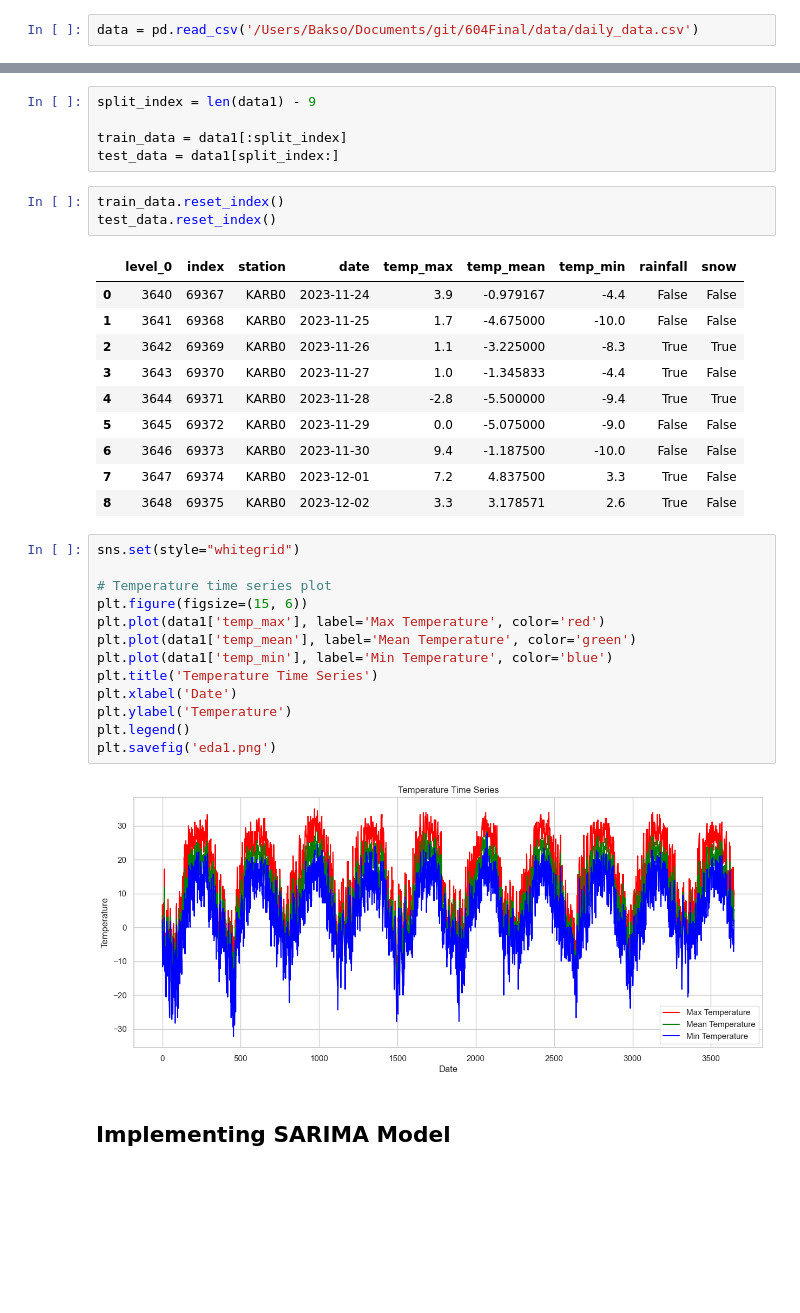
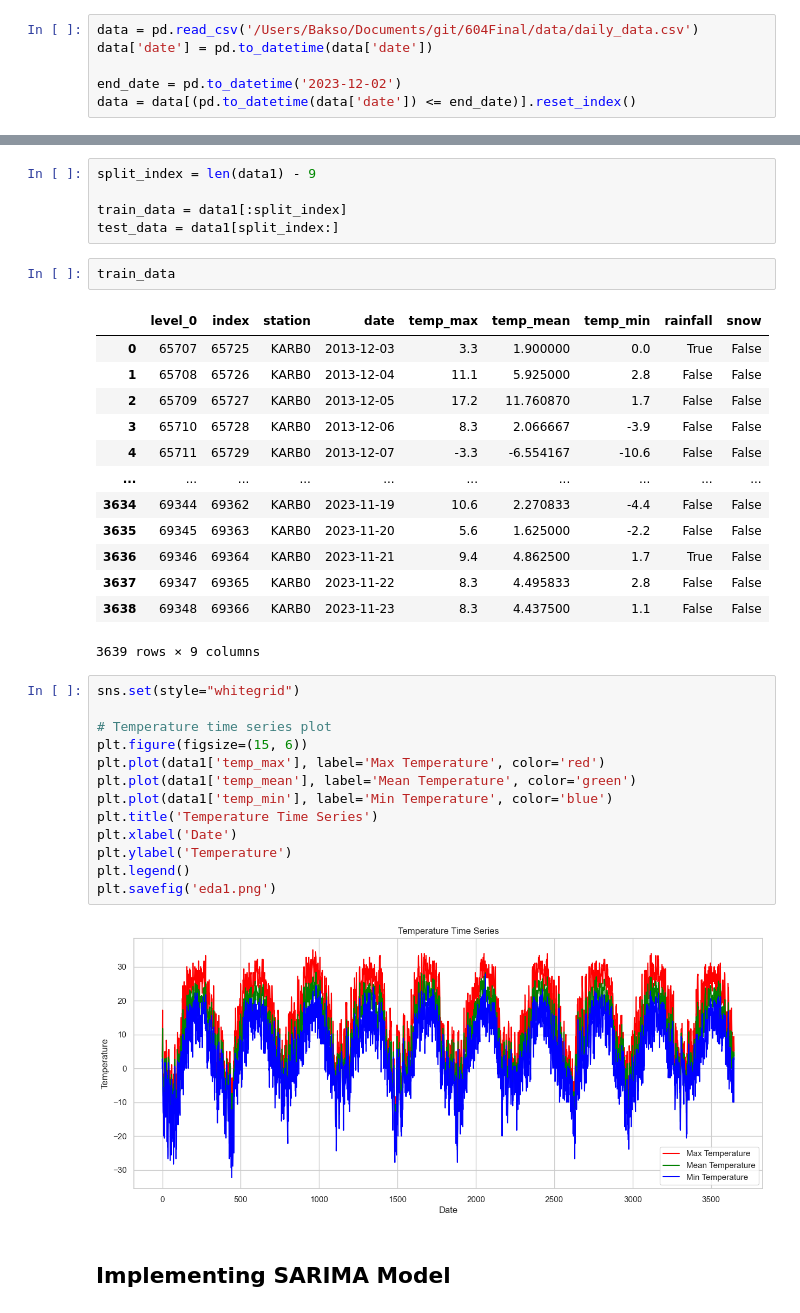
Before and after one commit to mb208/604Final, a Jupyter notebook: notebooks/ARIMA.ipynb, the cells around one changed output, grey strips where cells are left out. Cells and saved outputs as stored; diff of their text form; blank space fills up the shorter version.

```diff
--- a/notebooks/ARIMA.ipynb
+++ b/notebooks/ARIMA.ipynb
@@ -10,5 +10,9 @@ from statsmodels.tsa.statespace.sarimax import SARIMAX
 from statsmodels.tsa.stattools import adfuller
 # %%
 data = pd.read_csv('/Users/Bakso/Documents/git/604Final/data/daily_data.csv')
+data['date'] = pd.to_datetime(data['date'])
+
+end_date = pd.to_datetime('2023-12-02')
+data = data[(pd.to_datetime(data['date']) <= end_date)].reset_index()
 # %%
 stations = data['station'].unique()
@@ -75,19 +66,21 @@ split_index = len(data1) - 9
 train_data = data1[:split_index]
 test_data = data1[split_index:]
 # %%
-train_data.reset_index()
-test_data.reset_index()
+train_data
 # %% [output]
 |  | level_0 | index | station | date | temp_max | temp_mean | temp_min | rainfall | snow |
-| 0 | 3640 | 69367 | KARB0 | 2023-11-24 | 3.9 | -0.979167 | -4.4 | False | False |
-| 1 | 3641 | 69368 | KARB0 | 2023-11-25 | 1.7 | -4.675000 | -10.0 | False | False |
-| 2 | 3642 | 69369 | KARB0 | 2023-11-26 | 1.1 | -3.225000 | -8.3 | True | True |
-| 3 | 3643 | 69370 | KARB0 | 2023-11-27 | 1.0 | -1.345833 | -4.4 | True | False |
-| 4 | 3644 | 69371 | KARB0 | 2023-11-28 | -2.8 | -5.500000 | -9.4 | True | True |
-| 5 | 3645 | 69372 | KARB0 | 2023-11-29 | 0.0 | -5.075000 | -9.0 | False | False |
-| 6 | 3646 | 69373 | KARB0 | 2023-11-30 | 9.4 | -1.187500 | -10.0 | False | False |
-| 7 | 3647 | 69374 | KARB0 | 2023-12-01 | 7.2 | 4.837500 | 3.3 | True | False |
-| 8 | 3648 | 69375 | KARB0 | 2023-12-02 | 3.3 | 3.178571 | 2.6 | True | False |
+| 0 | 65707 | 65725 | KARB0 | 2013-12-03 | 3.3 | 1.900000 | 0.0 | True | False |
+| 1 | 65708 | 65726 | KARB0 | 2013-12-04 | 11.1 | 5.925000 | 2.8 | False | False |
+| 2 | 65709 | 65727 | KARB0 | 2013-12-05 | 17.2 | 11.760870 | 1.7 | False | False |
+| 3 | 65710 | 65728 | KARB0 | 2013-12-06 | 8.3 | 2.066667 | -3.9 | False | False |
+| 4 | 65711 | 65729 | KARB0 | 2013-12-07 | -3.3 | -6.554167 | -10.6 | False | False |
+| ... | ... | ... | ... | ... | ... | ... | ... | ... | ... |
+| 3634 | 69344 | 69362 | KARB0 | 2023-11-19 | 10.6 | 2.270833 | -4.4 | False | False |
+| 3635 | 69345 | 69363 | KARB0 | 2023-11-20 | 5.6 | 1.625000 | -2.2 | False | False |
+| 3636 | 69346 | 69364 | KARB0 | 2023-11-21 | 9.4 | 4.862500 | 1.7 | True | False |
+| 3637 | 69347 | 69365 | KARB0 | 2023-11-22 | 8.3 | 4.495833 | 2.8 | False | False |
+| 3638 | 69348 | 69366 | KARB0 | 2023-11-23 | 8.3 | 4.437500 | 1.1 | False | False |
+3639 rows × 9 columns
 # %%
 sns.set(style="whitegrid")
 
@@ -102,7 +95,7 @@ plt.ylabel('Temperature')
 plt.legend()
 plt.savefig('eda1.png')
 # %% [output]
-[figure, old version]
+[figure, new version]
 # %% [markdown]
 ## Implementing SARIMA Model
 # %% [markdown]
```
Also changed, not shown: parts of 11 cells of this notebook, 4 other files.
